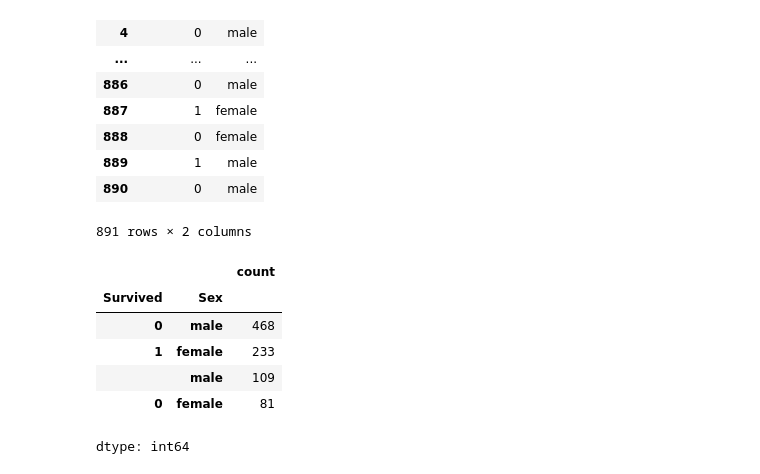
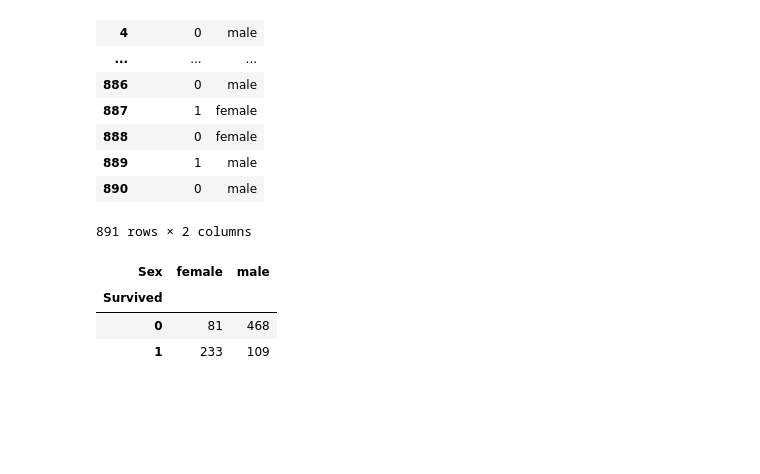
Before and after one commit to hussain00/PDS-Project, a Jupyter notebook: Project_1.ipynb, the cells around one changed output. Drawn from its saved outputs; the diff is of its cells as text; code cells hidden in the pictures; blank space fills up the shorter version.

```diff
--- a/Project_1.ipynb
+++ b/Project_1.ipynb
@@ -71,13 +82,12 @@ f_data
 | 889 | 1 | male |
 | 890 | 0 | male |
 891 rows × 2 columns
+# %%
+f_data = f_data.groupby(['Survived', 'Sex']).size().unstack()
 # %%
-f_data.value_counts()
+f_data.head()
 # %% [output]
-|  |  | count |
-| Survived | Sex |  |
-| 0 | male | 468 |
-| 1 | female | 233 |
-|  | male | 109 |
-| 0 | female | 81 |
+| Sex | female | male |
+| Survived |  |  |
+| 0 | 81 | 468 |
+| 1 | 233 | 109 |
-dtype: int64
```
Also changed, not shown: parts of 18 cells of this notebook.
